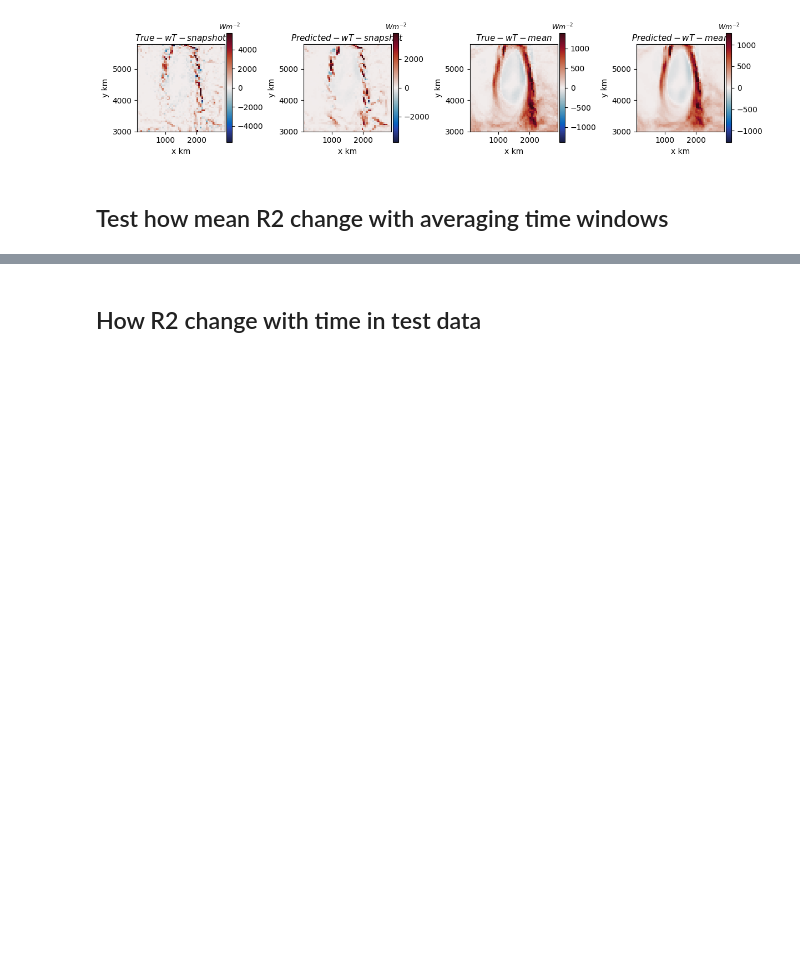
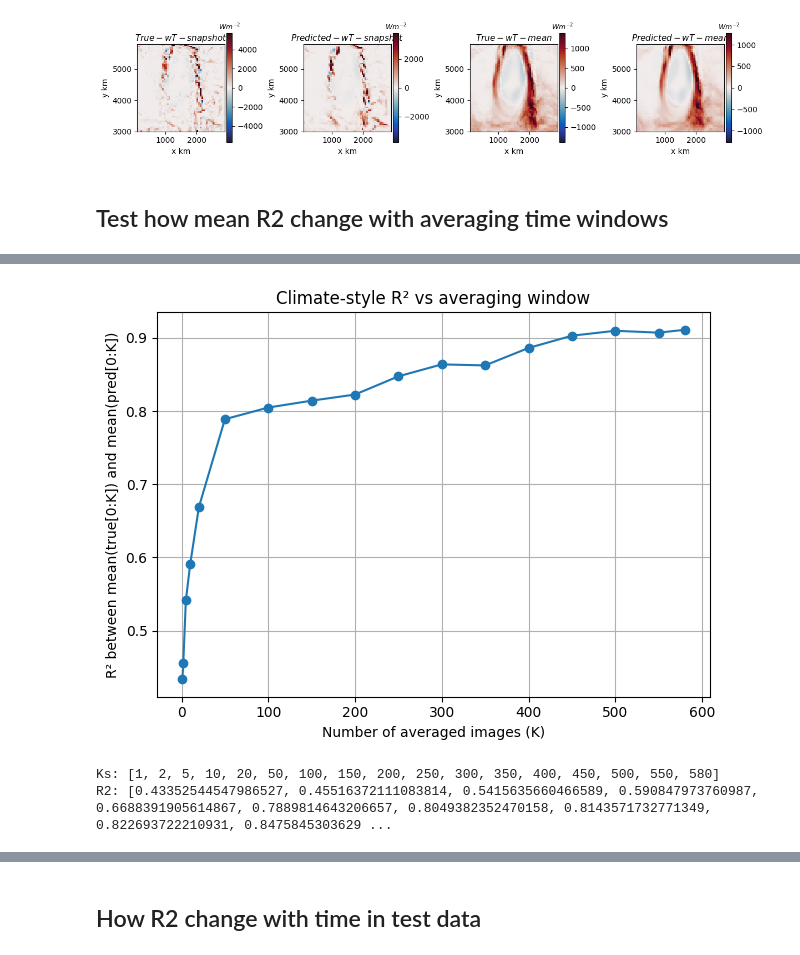
Before and after one commit to zjcxiaobai/submeso_data_driven, a Jupyter notebook: src/post_analysis/Viz/viz_snapshots.ipynb, the cells around one changed output, grey strips where cells are left out. Saved outputs shown, nothing was run; the diff lists cells and outputs as text; code cells hidden in the pictures; blank space fills up the shorter version.

```diff
--- a/src/post_analysis/Viz/viz_snapshots.ipynb
+++ b/src/post_analysis/Viz/viz_snapshots.ipynb
@@ -601,0 +747,79 @@ R2: [0.4920600780819733, 0.5381613298261363, 0.5369250572661313, 0.6268256315728
+# %%
+
+
+import numpy as np
+import matplotlib.pyplot as plt
+import torch
+
+def r2_image(y_true, y_pred, eps: float = 1e-12) -> float:
+    yt = np.asarray(y_true, dtype=np.float64).ravel()
+    yp = np.asarray(y_pred, dtype=np.float64).ravel()
+    if yt.shape != yp.shape:
+        raise ValueError(f"Shape mismatch: {y_true.shape} vs {y_pred.shape}")
+    yt_mean = yt.mean()
+    ss_tot = np.sum((yt - yt_mean) ** 2)
+    if ss_tot <= eps:
+        return float("nan")
+    ss_res = np.sum((yt - yp) ** 2)
+    return float(1.0 - ss_res / ss_tot)
+
+# ---------------- load preds/true ----------------
+y_true_path = "../../../outputs/cfg_5/test_y_true.npy"
+y_pred_path = "../../../outputs/cfg_5/test_y_pred.npy"
+y_true = np.load(y_true_path)   # (N,1,H,W)
+y_pred = np.load(y_pred_path)   # (N,1,H,W)
+
+N = y_true.shape[0]
+assert y_pred.shape == y_true.shape
+
+# ---------------- OPTIONAL: de-normalize ----------------
+# Set this to False if you saved with denorm_y=True already.
+APPLY_DENORM = False
+
+if APPLY_DENORM:
+    ckpt_path = "../../../check_point/cfg_5/best_unet_conv.pt"
+    device = torch.device("cuda" if torch.cuda.is_available() else "cpu")
+    ckpt = torch.load(ckpt_path, map_location=device, weights_only=False)
+    norm = ckpt["norm"]
+    y_mu = float(norm["y_mu"])
+    y_sd = float(norm["y_sd"])
+    y_true = y_true * y_sd + y_mu
+    y_pred = y_pred * y_sd + y_mu
+
+# ---------------- build K list ----------------
+Ks = [1, 2, 5, 10, 20, 50, 100]
+Ks += list(range(150, 581, 50))     # 150,200,...,550,600
+Ks += [580]
+Ks = sorted(set([k for k in Ks if 1 <= k <= N]))  # keep valid, unique, sorted
+
+# ---------------- efficient running mean via cumulative sum ----------------
+# work with (N,H,W)
+yt = y_true[:, 0].astype(np.float64)   # (N,H,W)
+yp = y_pred[:, 0].astype(np.float64)
+
+cumsum_true = np.cumsum(yt, axis=0)    # (N,H,W)
+cumsum_pred = np.cumsum(yp, axis=0)
+
+r2s = []
+for k in Ks:
+    true_mean_map = cumsum_true[k-1] / k
+    pred_mean_map = cumsum_pred[k-1] / k
+    r2s.append(r2_image(true_mean_map, pred_mean_map))
+
+# ---------------- plot ----------------
+plt.figure()
+plt.plot(Ks, r2s, marker="o")
+plt.xlabel("Number of averaged images (K)")
+plt.ylabel("R² between mean(true[0:K]) and mean(pred[0:K])")
+plt.title("Climate-style R² vs averaging window")
+plt.grid(True)
+plt.tight_layout()
+plt.savefig("r2_vs_K.png", dpi=200)
+plt.show()
+
+print("Ks:", Ks)
+print("R2:", r2s)
+# %% [output]
+[figure, added]
+Ks: [1, 2, 5, 10, 20, 50, 100, 150, 200, 250, 300, 350, 400, 450, 500, 550, 580]
+R2: [0.43352544547986527, 0.45516372111083814, 0.5415635660466589, 0.590847973760987, 0.6688391905614867, 0.7889814643206657, 0.8049382352470158, 0.8143571732771349, 0.822693722210931, 0.8475845303629 ...
```
Also changed, not shown: parts of 9 cells of this notebook, 11 other files.
